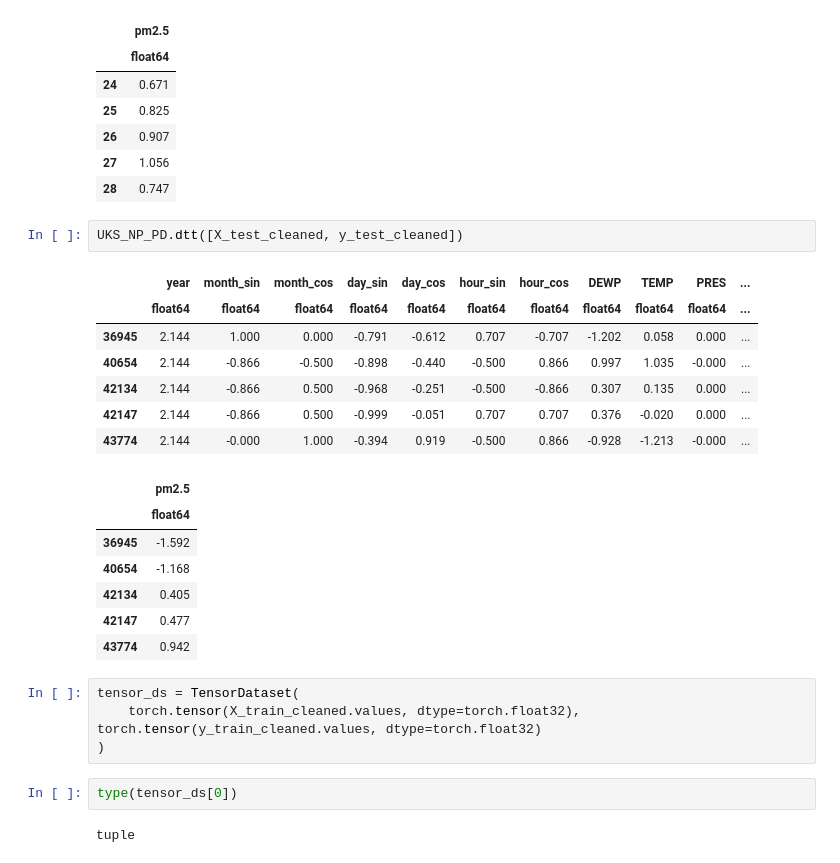
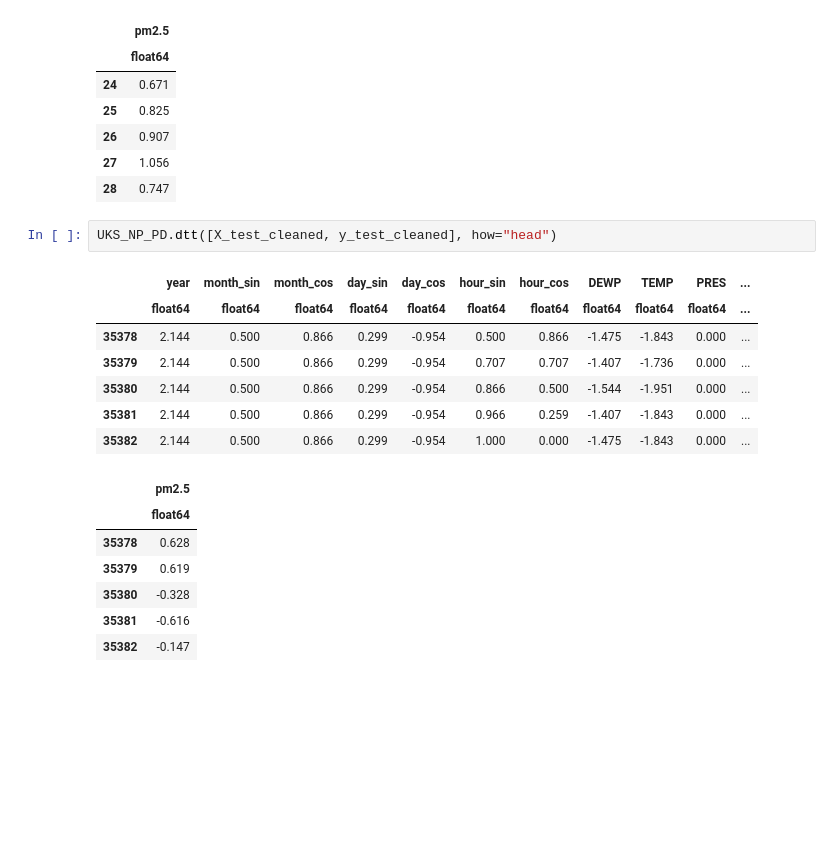
Before and after one commit to akseldkw07/kretsinger, a Jupyter notebook: kret_torch_utils/notebooks/torch_datasets.ipynb, the cells around one changed output. Saved outputs shown, nothing was run; the diff lists cells and outputs as text; blank space fills up the shorter version.

```diff
--- a/kret_torch_utils/notebooks/torch_datasets.ipynb
+++ b/kret_torch_utils/notebooks/torch_datasets.ipynb
@@ -302,27 +306,19 @@ UKS_NP_PD.dtt([X_train_cleaned, y_train_cleaned], how="head")
 | 27 | 1.056 |
 | 28 | 0.747 |
 # %%
-UKS_NP_PD.dtt([X_test_cleaned, y_test_cleaned])
+UKS_NP_PD.dtt([X_test_cleaned, y_test_cleaned], how="head")
 # %% [output]
 |  | year | month_sin | month_cos | day_sin | day_cos | hour_sin | hour_cos | DEWP | TEMP | PRES | ... |
 |  | float64 | float64 | float64 | float64 | float64 | float64 | float64 | float64 | float64 | float64 | ... |
-| 36945 | 2.144 | 1.000 | 0.000 | -0.791 | -0.612 | 0.707 | -0.707 | -1.202 | 0.058 | 0.000 | ... |
-| 40654 | 2.144 | -0.866 | -0.500 | -0.898 | -0.440 | -0.500 | 0.866 | 0.997 | 1.035 | -0.000 | ... |
-| 42134 | 2.144 | -0.866 | 0.500 | -0.968 | -0.251 | -0.500 | -0.866 | 0.307 | 0.135 | 0.000 | ... |
-| 42147 | 2.144 | -0.866 | 0.500 | -0.999 | -0.051 | 0.707 | 0.707 | 0.376 | -0.020 | 0.000 | ... |
-| 43774 | 2.144 | -0.000 | 1.000 | -0.394 | 0.919 | -0.500 | 0.866 | -0.928 | -1.213 | -0.000 | ... |
+| 35378 | 2.144 | 0.500 | 0.866 | 0.299 | -0.954 | 0.500 | 0.866 | -1.475 | -1.843 | 0.000 | ... |
+| 35379 | 2.144 | 0.500 | 0.866 | 0.299 | -0.954 | 0.707 | 0.707 | -1.407 | -1.736 | 0.000 | ... |
+| 35380 | 2.144 | 0.500 | 0.866 | 0.299 | -0.954 | 0.866 | 0.500 | -1.544 | -1.951 | 0.000 | ... |
+| 35381 | 2.144 | 0.500 | 0.866 | 0.299 | -0.954 | 0.966 | 0.259 | -1.407 | -1.843 | 0.000 | ... |
+| 35382 | 2.144 | 0.500 | 0.866 | 0.299 | -0.954 | 1.000 | 0.000 | -1.475 | -1.843 | 0.000 | ... |
 |  | pm2.5 |
 |  | float64 |
-| 36945 | -1.592 |
-| 40654 | -1.168 |
-| 42134 | 0.405 |
-| 42147 | 0.477 |
-| 43774 | 0.942 |
+| 35378 | 0.628 |
+| 35379 | 0.619 |
+| 35380 | -0.328 |
+| 35381 | -0.616 |
+| 35382 | -0.147 |
-# %%
-tensor_ds = TensorDataset(
-    torch.tensor(X_train_cleaned.values, dtype=torch.float32), torch.tensor(y_train_cleaned.values, dtype=torch.float32)
-)
-# %%
-type(tensor_ds[0])
-# %% [output]
-tuple
```
Also changed, not shown: parts of 8 cells of this notebook, 25 other files.
